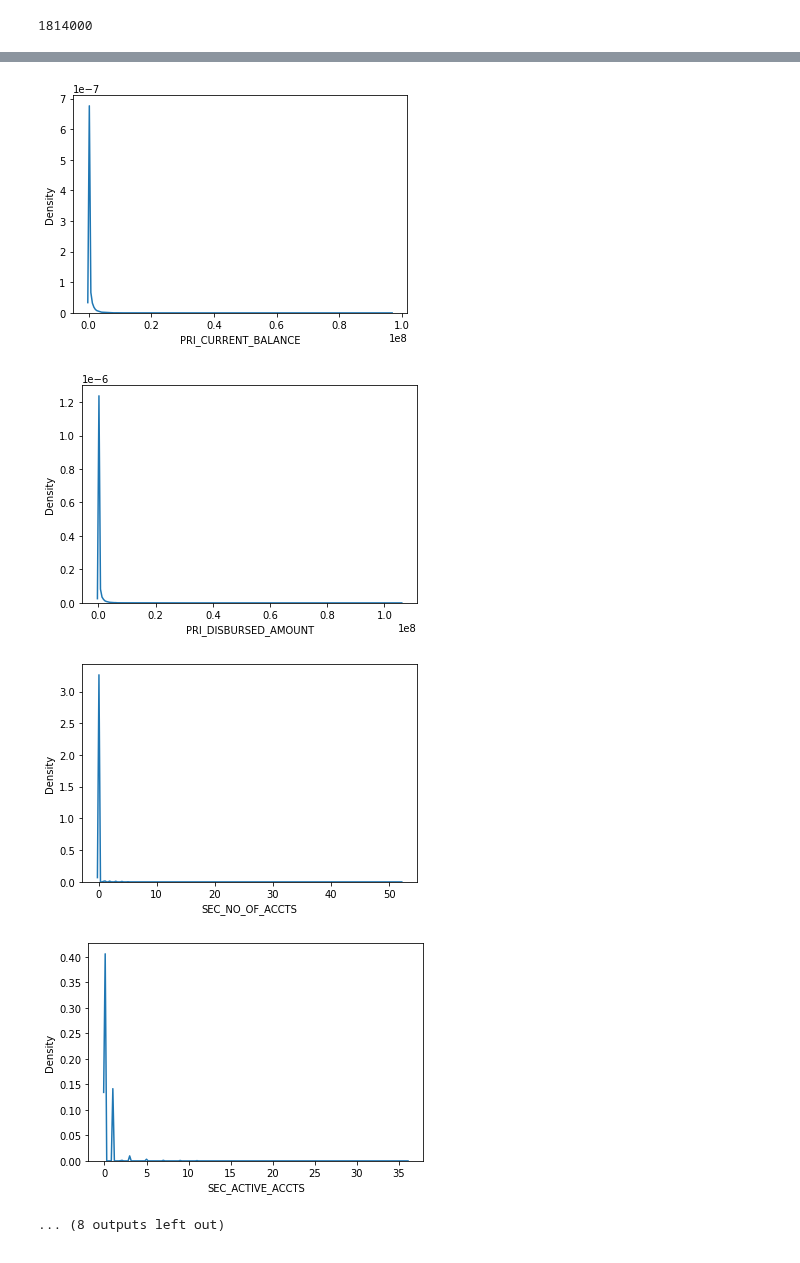
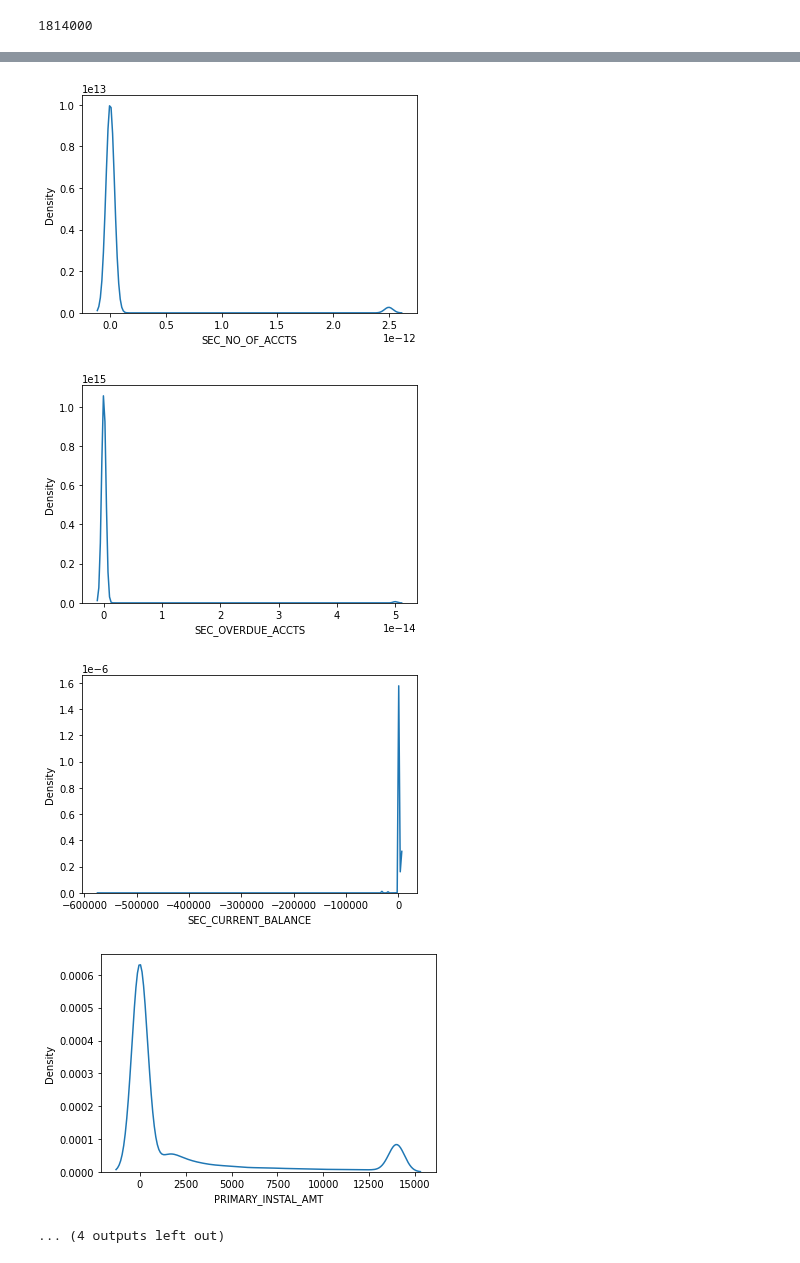
Before and after one commit to kenneth-craig/academyPub, a Jupyter notebook: vehicle_load_analysis.ipynb, the cells around one changed output, grey strips where cells are left out. Drawn from its saved outputs; the diff is of its cells as text; code cells hidden in the pictures.

```diff
--- a/vehicle_load_analysis.ipynb
+++ b/vehicle_load_analysis.ipynb
@@ -195,8 +195,10 @@ train.head(3)
 # %%
 # Let's see if we have duplicated rows:
 feature_analyze_duplicates = ['LOAN_DEFAULT', 'DISBURSED_AMOUNT', 'ASSET_COST', 'LTV',
-                              'PERFORM_CNS_SCORE', 'PRI_NO_OF_ACCTS', 'PRI_ACTIVE_ACCTS', 'PRI_OVERDUE_ACCTS',
-                              'PRI_CURRENT_BALANCE', 'PRI_SANCTIONED_AMOUNT', 'PRI_DISBURSED_AMOUNT', 'NEW_ACCTS_IN_LAST_SIX_MONTHS',
+                              'PERFORM_CNS_SCORE', 'PRI_NO_OF_ACCTS', 'PRI_OVERDUE_ACCTS',
+                              'PRI_CURRENT_BALANCE', 'PRI_SANCTIONED_AMOUNT', 'PRI_DISBURSED_AMOUNT', 'SEC_NO_OF_ACCTS',
+                              'SEC_OVERDUE_ACCTS', 'SEC_CURRENT_BALANCE', 'SEC_SANCTIONED_AMOUNT',
+                              'SEC_DISBURSED_AMOUNT', 'PRIMARY_INSTAL_AMT', 'SEC_INSTAL_AMT', 'NEW_ACCTS_IN_LAST_SIX_MONTHS',
                               'DELINQUENT_ACCTS_IN_LAST_SIX_MONTHS', 'NO_OF_INQUIRIES']
 
 len(train[train.duplicated(subset = feature_analyze_duplicates, keep=False)])
@@ -217,11 +219,11 @@ train.SEC_INSTAL_AMT.max()
 1814000
 # %%
 # Let's see the features distributions in order to see if we have strange / extrem values
-# Excluded PRI_SANCTIONED_AMOUNT, SEC_SANCTIONED_ACCTS, SEC_ACTIVE_ACCTS, SEC_DISBURSED_AMOUNT
+# Excluded PRI_SANCTIONED_AMOUNT, PRI_ACTIVE_ACCTS, PRI_DISBURSED_AMOUNT, SEC_SANCTIONED_ACCTS, SEC_ACTIVE_ACCTS, SEC_DISBURSED_AMOUNT
 continuous_feature_analyze_distribution = ['LOAN_DEFAULT', 'DISBURSED_AMOUNT', 'ASSET_COST', 'LTV',
-                                           'PERFORM_CNS_SCORE', 'PRI_NO_OF_ACCTS', 'PRI_ACTIVE_ACCTS', 'PRI_OVERDUE_ACCTS',
-                                           'PRI_CURRENT_BALANCE', 'PRI_DISBURSED_AMOUNT', 'SEC_NO_OF_ACCTS', 'SEC_ACTIVE_ACCTS', 'SEC_OVERDUE_ACCTS', 'SEC_CURRENT_BALANCE',
-                                           'SEC_DISBURSED_AMOUNT', 'PRIMARY_INSTAL_AMT', 'SEC_INSTAL_AMT', 'NEW_ACCTS_IN_LAST_SIX_MONTHS',
+                                           'PERFORM_CNS_SCORE', 'PRI_NO_OF_ACCTS', 'PRI_OVERDUE_ACCTS',
+                                           'PRI_CURRENT_BALANCE', 'SEC_NO_OF_ACCTS', 'SEC_OVERDUE_ACCTS', 'SEC_CURRENT_BALANCE',
+                                           'PRIMARY_INSTAL_AMT', 'SEC_INSTAL_AMT', 'NEW_ACCTS_IN_LAST_SIX_MONTHS',
                                            'DELINQUENT_ACCTS_IN_LAST_SIX_MONTHS', 'NO_OF_INQUIRIES']
 
 # Plots of individual Features
@@ -240,8 +242,8 @@ for i, col in enumerate(train[continuous_feature_analyze_distribution]):
-[figure, old version]
+[figure, new version]
-[figure, old version]
+[figure, new version]
-[figure, old version]
+[figure, new version]
-[figure, old version]
+[figure, new version]
-... (8 outputs left out)
+... (4 outputs left out)
 # %%
 def positive_censure(database, feature_to_censure, value_censure):
   feature = np.where(database[feature_to_censure] >= value_censure, value_censure, database[feature_to_censure])
```
Also changed, not shown: parts of 5 cells of this notebook.
